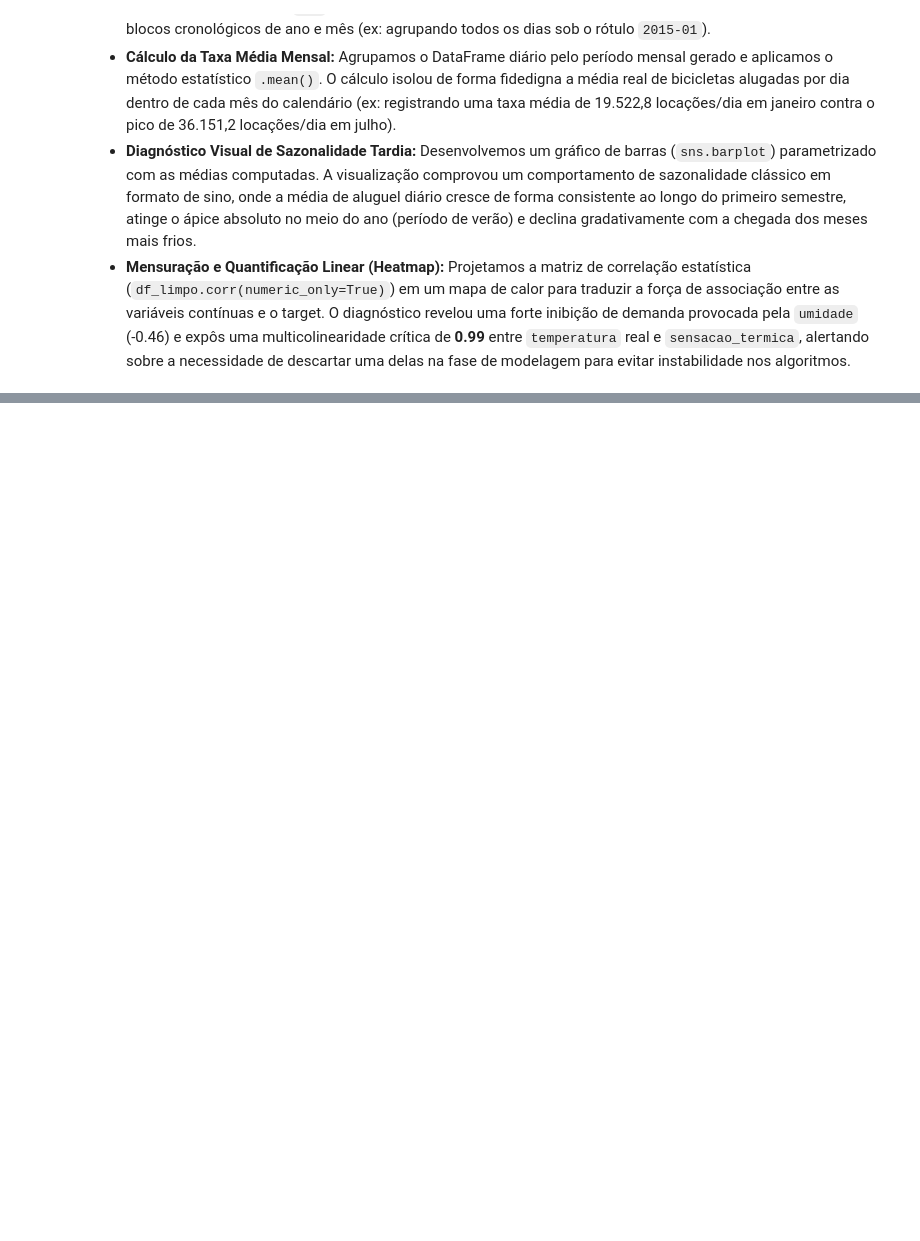
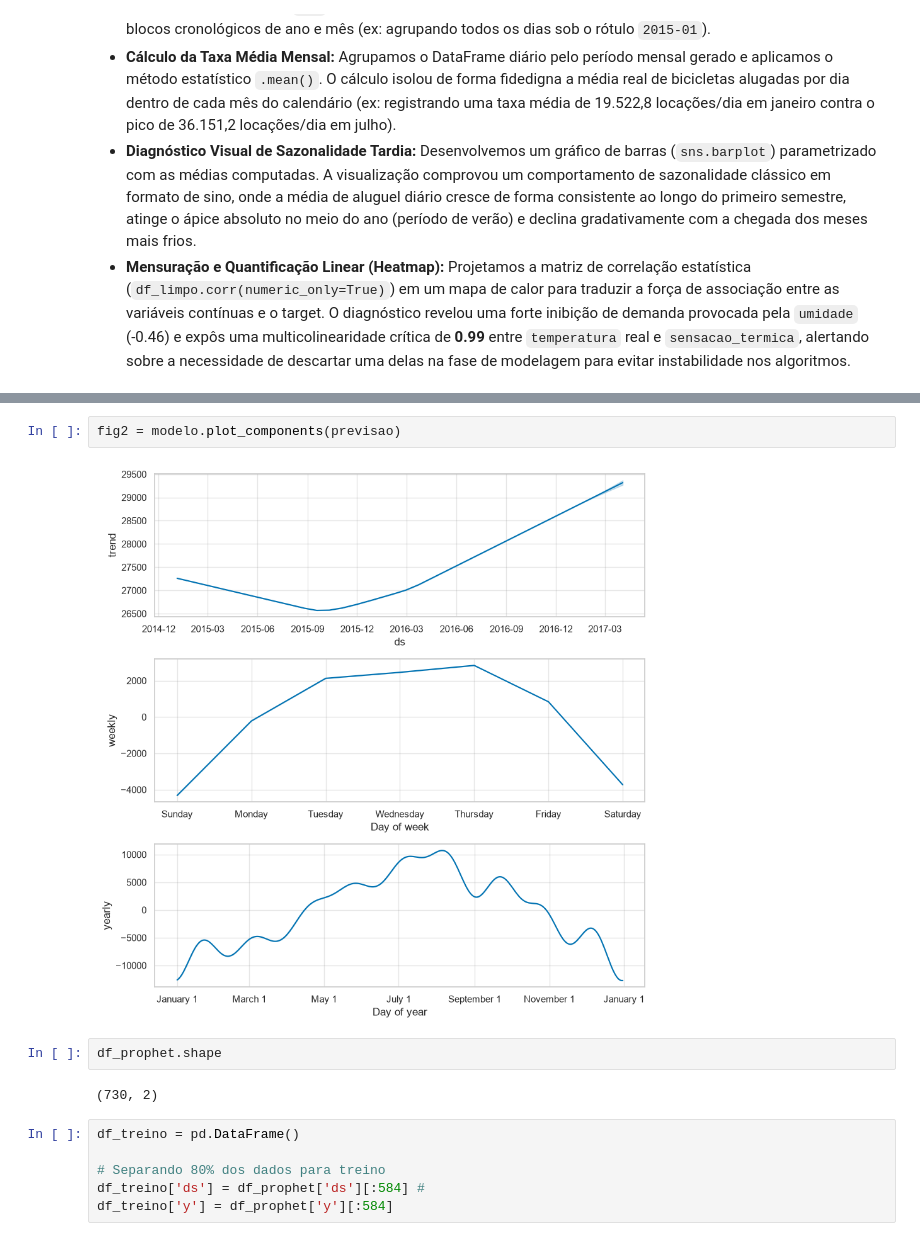
Before and after one commit to Vagnerkrg/Series-Temporais, a Jupyter notebook: Series_Temporais.ipynb, the cells around one changed output, grey strips where cells are left out. Drawn from its saved outputs; the diff is of its cells as text; blank space fills up the shorter version.

```diff
--- a/Series_Temporais.ipynb
+++ b/Series_Temporais.ipynb
@@ -659,0 +748,14 @@ Implementamos rotinas de decomposição temporal, dupla agregação estatística
+# %%
+fig2 = modelo.plot_components(previsao)
+# %% [output]
+[figure, added]
+# %%
+df_prophet.shape
+# %% [output]
+(730, 2)
+# %%
+df_treino = pd.DataFrame()
+
+# Separando 80% dos dados para treino
+df_treino['ds'] = df_prophet['ds'][:584] #
+df_treino['y'] = df_prophet['y'][:584]
```
Also changed, not shown: parts of 17 cells of this notebook.
